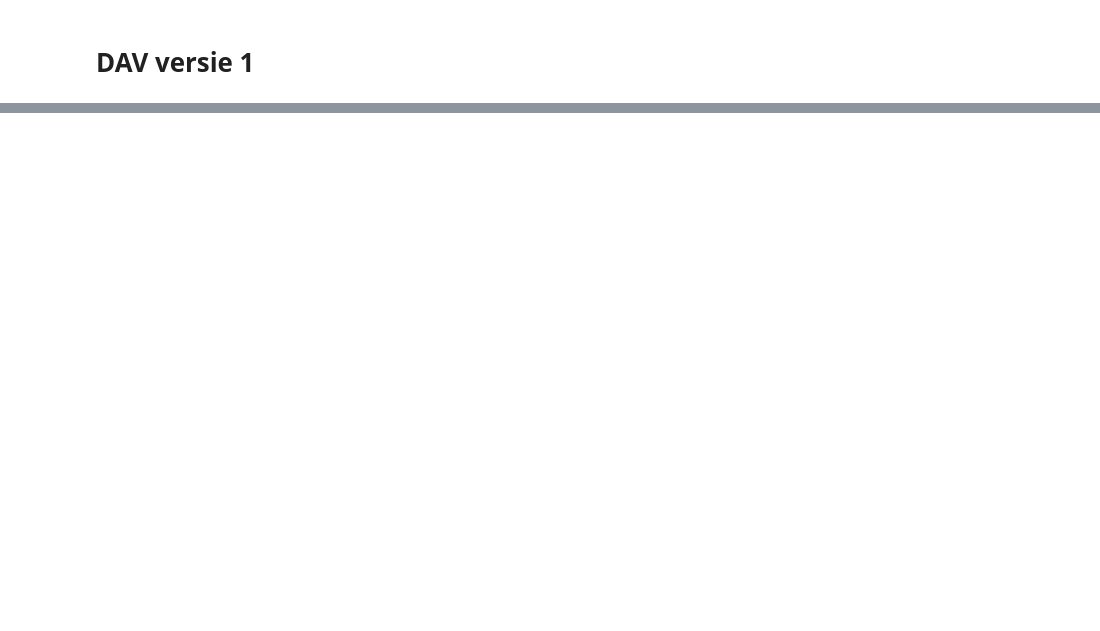
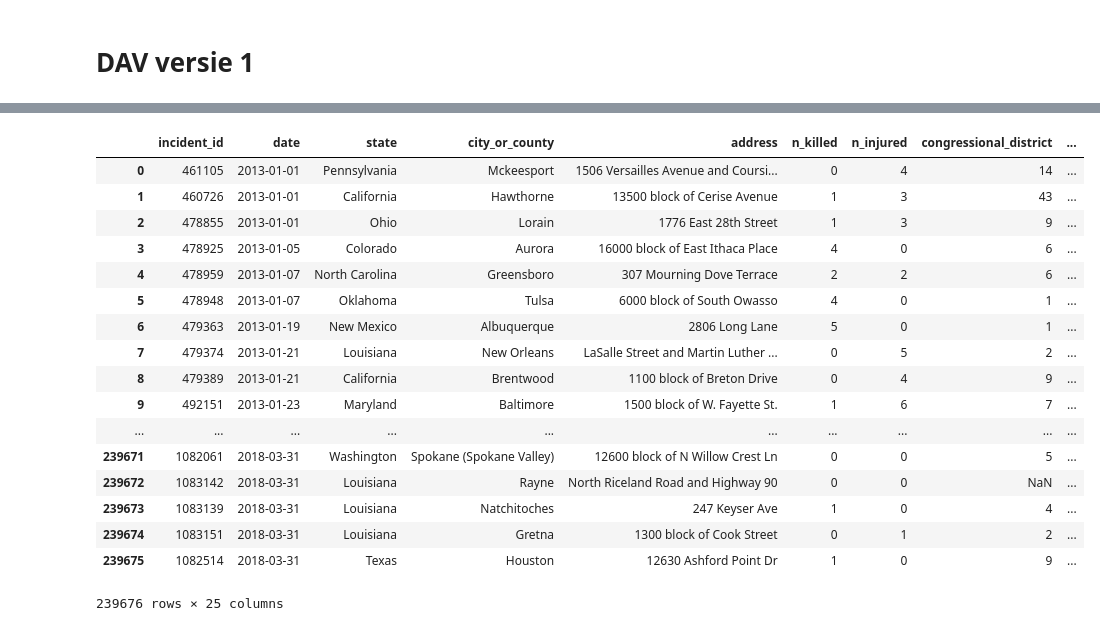
Before and after one commit to casper9292/DAV_23, a Jupyter notebook: dataset/dataset_pp.ipynb, the cells around one changed output, grey strips where cells are left out. Saved outputs shown, nothing was run; the diff lists cells and outputs as text; code cells hidden in the pictures; blank space fills up the shorter version.

Commit message:
regel 221000 probleem gefixt

```diff
--- a/dataset/dataset_pp.ipynb
+++ b/dataset/dataset_pp.ipynb
@@ -127,0 +32,11 @@ dataset
+# %%
+# read csv
+dataset = pd.read_csv("dataset_clean.csv", sep=',')
+
+# fill empty cells
+dataset = dataset.fillna('NaN')
+
+# remove uselss columns
+dataset.drop(['incident_url','source_url', 'incident_url_fields_missing', 'sources'], axis=1, inplace=True)
+
+print('klaar')
@@ -128,28 +45,54 @@ dataset
 # %%
-## HIER GAAT HET OM
-## DOEL: DE KOLOM particpant_name
-## vervangen door dictionary. Dus bv '0::Julian Sims' wordt {'0': 'Julian Sims'}
+# transforms values to dics
+def todict(data_class):
+    for word in data_class:
+        # selecteer dataset
+        column = dataset[word]
+        counter = 0
 
-# selecteer dataset
-column = dataset['participant_name']
-counter = 0
+        # loop door rijen van participant_name kolom
+        for row in column:
 
-# loop door rijen van participant_name kolom
-for row in column:
+        #     als rij niet leeg is (soms is ie leeg)
+            if not row == 'NaN':
+                if '||' in row:
+                    cleanrow = row.split("||")
+                elif '|' in row:
+                    cleanrow = row.split('|')
+                else:
+                    cleanrow = row.split()
 
-#     als rij niet leeg is (soms is ie leeg)
-    if not pd.isnull(row):
-        cleanrow = row.split("||")
+                # maak er een dictonary van
+                splitted_dict = {}
+                for element in cleanrow:
+                    if '::' in element:
+                        index, status = element.split("::")
+                    elif ':' in element:
+                        index, status = element.split(":")
+                    splitted_dict[index] = status
 
-#         maak er een dictonary van
-        splitted_dict = {}
-        for element in cleanrow:
-            index, status = element.split("::")
-            splitted_dict[index] = status
+                dataset.at[counter, word] = splitted_dict
+            counter += 1
 
+todict(['participant_name', 'gun_stolen', 'gun_type', 'participant_age', 'participant_age_group', 'participant_gender', 'participant_status', 'participant_type', 'participant_relationship' ])
 
-#             nu het probleem: hoe zorgen we dat we die dictionary weer opslaan in de database?
-#         dataset['participant_name'].iloc[counter] = splitted_dict
-    counter = counter + 1
-
-# dataset
+dataset
+# %% [output]
+|  | incident_id | date | state | city_or_county | address | n_killed | n_injured | congressional_district | ... |
+| 0 | 461105 | 2013-01-01 | Pennsylvania | Mckeesport | 1506 Versailles Avenue and Coursi... | 0 | 4 | 14 | ... |
+| 1 | 460726 | 2013-01-01 | California | Hawthorne | 13500 block of Cerise Avenue | 1 | 3 | 43 | ... |
+| 2 | 478855 | 2013-01-01 | Ohio | Lorain | 1776 East 28th Street | 1 | 3 | 9 | ... |
+| 3 | 478925 | 2013-01-05 | Colorado | Aurora | 16000 block of East Ithaca Place | 4 | 0 | 6 | ... |
+| 4 | 478959 | 2013-01-07 | North Carolina | Greensboro | 307 Mourning Dove Terrace | 2 | 2 | 6 | ... |
+| 5 | 478948 | 2013-01-07 | Oklahoma | Tulsa | 6000 block of South Owasso | 4 | 0 | 1 | ... |
+| 6 | 479363 | 2013-01-19 | New Mexico | Albuquerque | 2806 Long Lane | 5 | 0 | 1 | ... |
+| 7 | 479374 | 2013-01-21 | Louisiana | New Orleans | LaSalle Street and Martin Luther ... | 0 | 5 | 2 | ... |
+| 8 | 479389 | 2013-01-21 | California | Brentwood | 1100 block of Breton Drive | 0 | 4 | 9 | ... |
+| 9 | 492151 | 2013-01-23 | Maryland | Baltimore | 1500 block of W. Fayette St. | 1 | 6 | 7 | ... |
+| ... | ... | ... | ... | ... | ... | ... | ... | ... | ... |
+| 239671 | 1082061 | 2018-03-31 | Washington | Spokane (Spokane Valley) | 12600 block of N Willow Crest Ln | 0 | 0 | 5 | ... |
+| 239672 | 1083142 | 2018-03-31 | Louisiana | Rayne | North Riceland Road and Highway 90 | 0 | 0 | NaN | ... |
+| 239673 | 1083139 | 2018-03-31 | Louisiana | Natchitoches | 247 Keyser Ave | 1 | 0 | 4 | ... |
+| 239674 | 1083151 | 2018-03-31 | Louisiana | Gretna | 1300 block of Cook Street | 0 | 1 | 2 | ... |
+| 239675 | 1082514 | 2018-03-31 | Texas | Houston | 12630 Ashford Point Dr | 1 | 0 | 9 | ... |
+239676 rows × 25 columns
```
Also changed, not shown: parts of 12 cells of this notebook.
